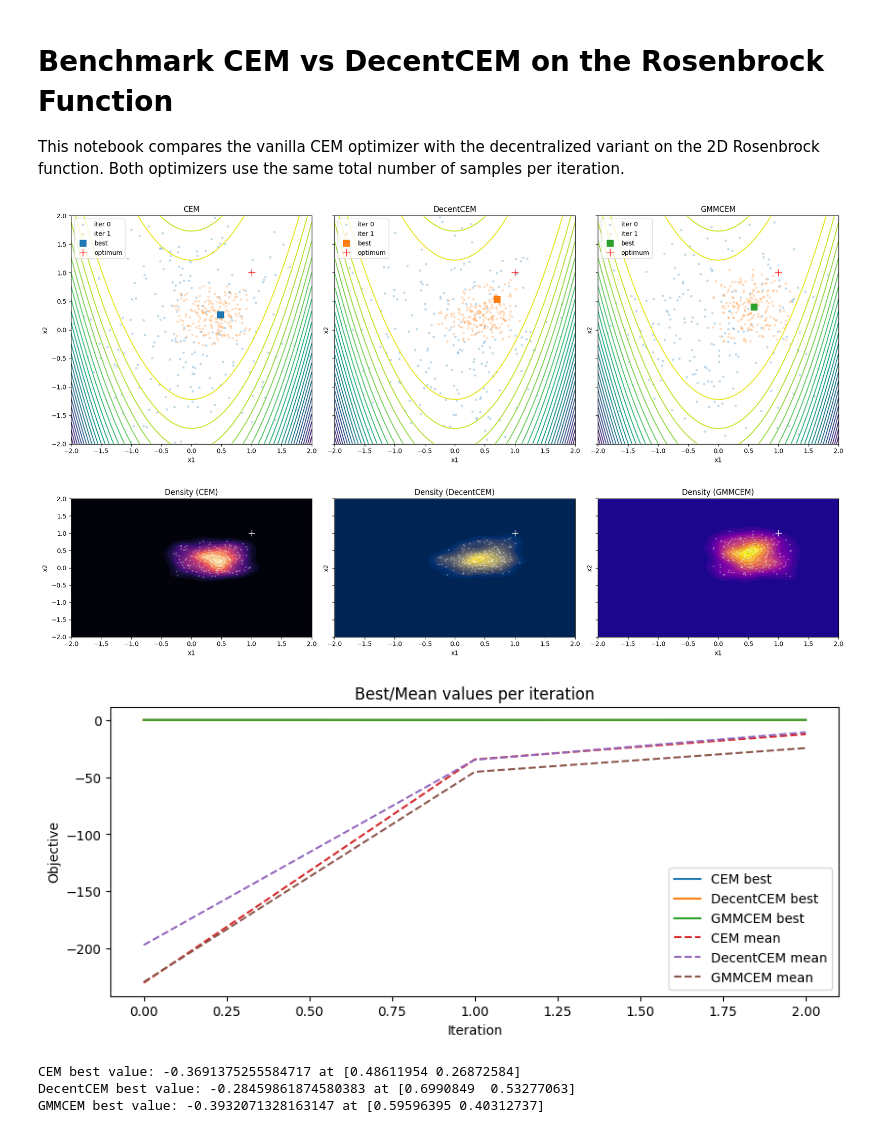
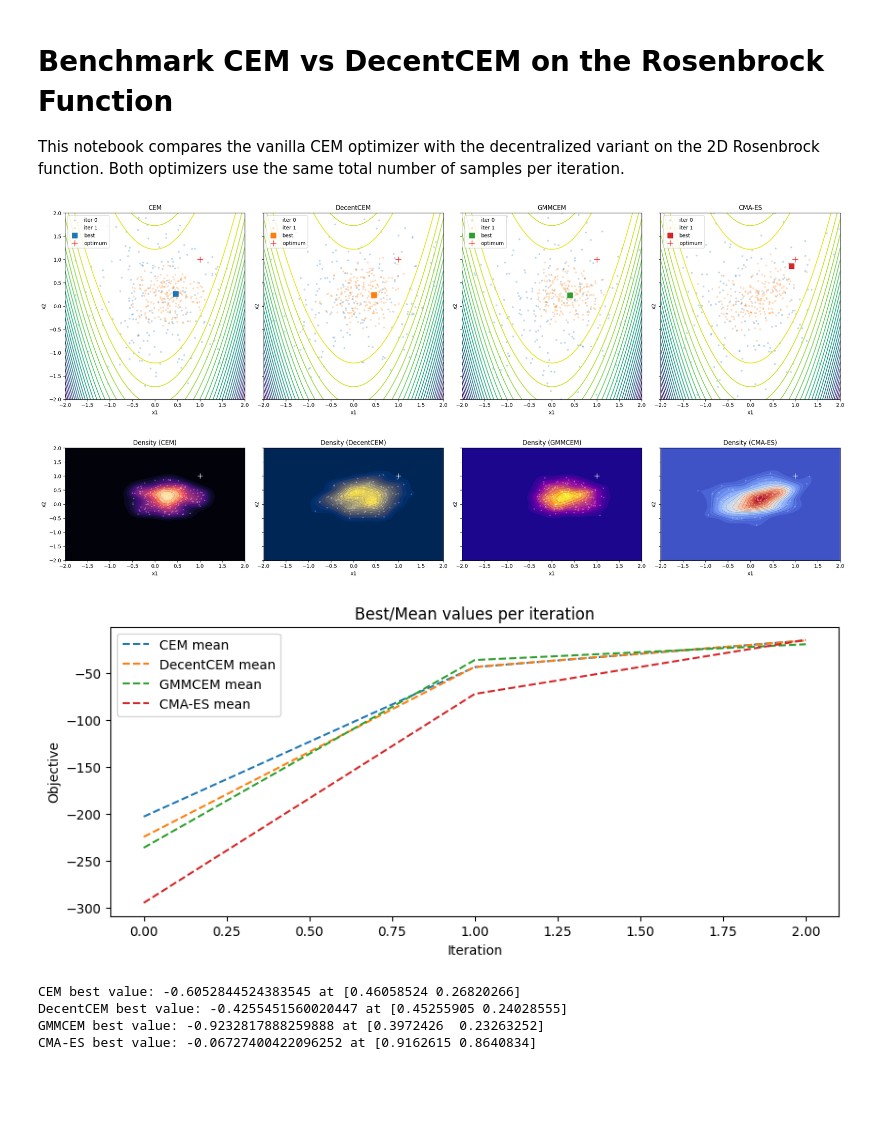
Before and after one commit to YuliangGu/mbrl-lib-BC, a Jupyter notebook: notebooks/cem_vs_decent_cem_rosenbrock.ipynb, the cells around one changed output. Saved outputs shown, nothing was run; the diff lists cells and outputs as text; code cells hidden in the pictures; blank space fills up the shorter version.

```diff
--- a/notebooks/cem_vs_decent_cem_rosenbrock.ipynb
+++ b/notebooks/cem_vs_decent_cem_rosenbrock.ipynb
@@ -42,9 +42,9 @@ def run_optimizer(optimizer, x0, iters):
 # %%
 device = torch.device("cpu")
 iters = 3
-total_population = 500
+total_population = 1000
 elite_ratio = 0.1
-alpha = 0.1
+alpha = 0.2
 num_workers = 5
 per_worker_population = total_population // num_workers
 
@@ -86,18 +86,31 @@ gmm_cem = planning.GMMCEMOptimizer(
     clipped_normal=False,
 )
 
+cma_es = planning.CMAESOptimizer(
+    num_iterations=iters,
+    population_size=total_population,
+    elite_ratio=elite_ratio,
+    sigma=1.0,
+    lower_bound=lb,
+    upper_bound=ub,
+    alpha=alpha,
+    device=device,
+    adaptation="full",
+    return_mean_elites=False,
+)
+
 x0 = torch.zeros(2, device=device)
 cem_hist = run_optimizer(cem, x0, iters)
 decent_hist = run_optimizer(decent_cem, x0, iters)
 gmm_hist = run_optimizer(gmm_cem, x0, iters)
-
-# cem_hist, decent_hist, gmm_hist
+cma_hist = run_optimizer(cma_es, x0, iters)
 # %%
-fig, axes = plt.subplots(1, 3, figsize=(18, 6), sharex=True, sharey=True)
+fig, axes = plt.subplots(1, 4, figsize=(22, 6), sharex=True, sharey=True)
 for ax, hist, title, color in [
     (axes[0], cem_hist, "CEM", "tab:blue"),
     (axes[1], decent_hist, "DecentCEM", "tab:orange"),
     (axes[2], gmm_hist, "GMMCEM", "tab:green"),
+    (axes[3], cma_hist, "CMA-ES", "tab:red"),
 ]:
     ax.contour(x1s, x2s, z, levels=30, cmap="viridis")
     for idx, samples in enumerate(hist["samples"]):
@@ -128,41 +141,46 @@ def plot_kde(ax, samples, title, cmap):
     ax.set_xlabel("x1")
     ax.set_ylabel("x2")
     return cf
 
-fig, axes = plt.subplots(1, 3, figsize=(18, 4), sharex=True, sharey=True)
-cmaps = ["magma", "cividis", "plasma"]
+fig, axes = plt.subplots(1, 4, figsize=(22, 4), sharex=True, sharey=True)
+cmaps = ["magma", "cividis", "plasma", "coolwarm"]
 for ax, hist, title, cmap in [
     (axes[0], cem_hist, "CEM", cmaps[0]),
     (axes[1], decent_hist, "DecentCEM", cmaps[1]),
     (axes[2], gmm_hist, "GMMCEM", cmaps[2]),
+    (axes[3], cma_hist, "CMA-ES", cmaps[3]),
 ]:
     samples = hist["samples"][-1]
     plot_kde(ax, samples, title, cmap)
 
 plt.tight_layout()
 plt.show()
 
 fig, ax = plt.subplots(figsize=(10, 4))
 t = np.arange(iters)
-ax.plot(t, cem_hist["best"], label="CEM best")
-ax.plot(t, decent_hist["best"], label="DecentCEM best")
-ax.plot(t, gmm_hist["best"], label="GMMCEM best")
+# ax.plot(t, cem_hist["best"], label="CEM best")
+# ax.plot(t, decent_hist["best"], label="DecentCEM best")
+# ax.plot(t, gmm_hist["best"], label="GMMCEM best")
+# ax.plot(t, cma_hist["best"], label="CMA-ES best")
 ax.plot(t, cem_hist["mean"], "--", label="CEM mean")
 ax.plot(t, decent_hist["mean"], "--", label="DecentCEM mean")
 ax.plot(t, gmm_hist["mean"], "--", label="GMMCEM mean")
+ax.plot(t, cma_hist["mean"], "--", label="CMA-ES mean")
 ax.set_xlabel("Iteration")
 ax.set_ylabel("Objective")
 ax.set_title("Best/Mean values per iteration")
 ax.legend()
 plt.show()
 
 print("CEM best value:", cem_hist["best_value"], "at", cem_hist["best_point"])
 print("DecentCEM best value:", decent_hist["best_value"], "at", decent_hist["best_point"])
 print("GMMCEM best value:", gmm_hist["best_value"], "at", gmm_hist["best_point"])
+print("CMA-ES best value:", cma_hist["best_value"], "at", cma_hist["best_point"])
 # %% [output]
-[figure, old version]
+[figure, new version]
-[figure, old version]
+[figure, new version]
-[figure, old version]
+[figure, new version]
-CEM best value: -0.3691375255584717 at [0.48611954 0.26872584]
-DecentCEM best value: -0.28459861874580383 at [0.6990849  0.53277063]
-GMMCEM best value: -0.3932071328163147 at [0.59596395 0.40312737]
+CEM best value: -0.6052844524383545 at [0.46058524 0.26820266]
+DecentCEM best value: -0.4255451560020447 at [0.45255905 0.24028555]
+GMMCEM best value: -0.9232817888259888 at [0.3972426  0.23263252]
+CMA-ES best value: -0.06727400422096252 at [0.9162615 0.8640834]
```
Also changed, not shown: 4 other files.
